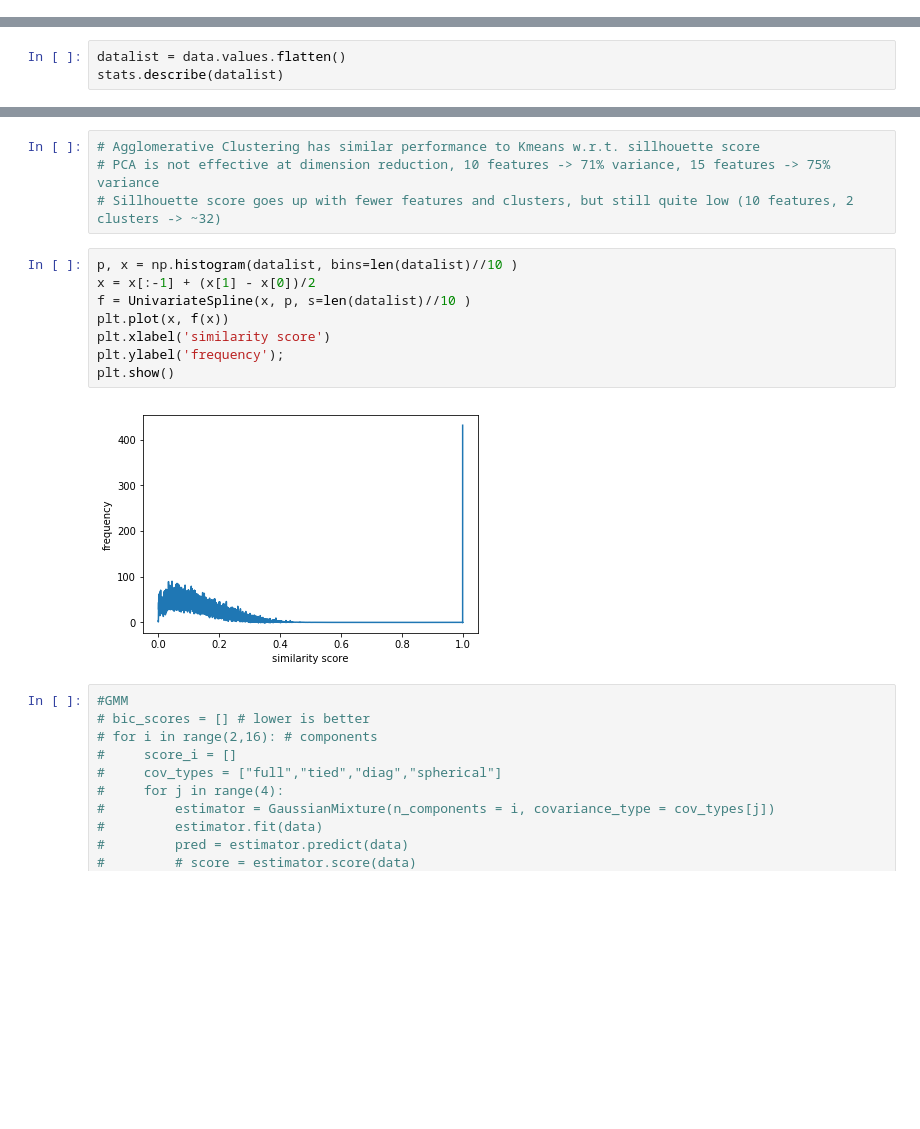
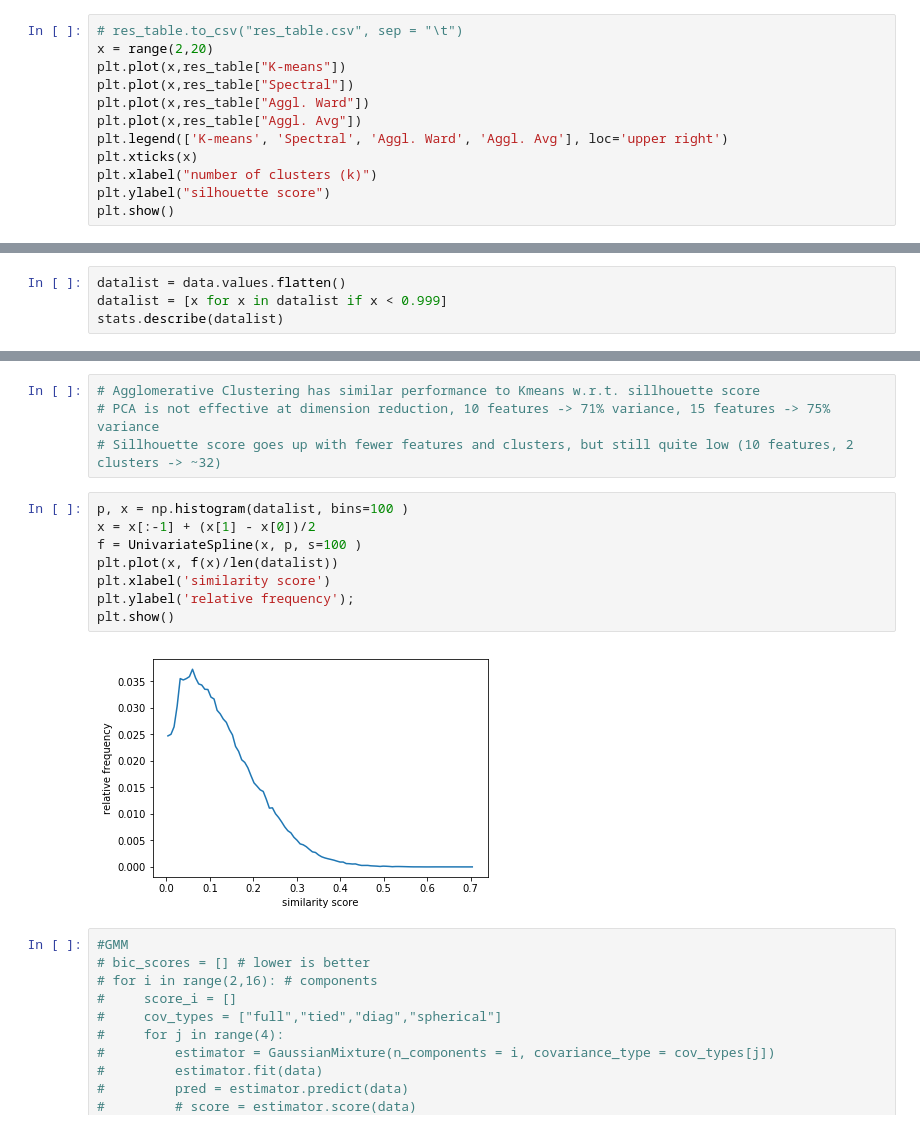
Before and after one commit to CornellDataScience/Social-Tribes, a Jupyter notebook: Danny_nb.ipynb, the cells around one changed output, grey strips where cells are left out. Cells and saved outputs as stored; diff of their text form; blank space fills up the shorter version.

```diff
--- a/Danny_nb.ipynb
+++ b/Danny_nb.ipynb
@@ -89,0 +88,12 @@ res_table.to_csv("res_table.csv", sep = "\t")
+# %%
+# res_table.to_csv("res_table.csv", sep = "\t")
+x = range(2,20)
+plt.plot(x,res_table["K-means"])
+plt.plot(x,res_table["Spectral"])
+plt.plot(x,res_table["Aggl. Ward"])
+plt.plot(x,res_table["Aggl. Avg"])
+plt.legend(['K-means', 'Spectral', 'Aggl. Ward', 'Aggl. Avg'], loc='upper right')
+plt.xticks(x)
+plt.xlabel("number of clusters (k)")
+plt.ylabel("silhouette score")
+plt.show()
@@ -103,5 +115,6 @@ res_table.to_csv("res_table.csv", sep = "\t")
 # No substantial structure has been found
 # %%
 datalist = data.values.flatten()
+datalist = [x for x in datalist if x < 0.999]
 stats.describe(datalist)
 # %% [output]
@@ -127,15 +140,15 @@ data.describe()
 # PCA is not effective at dimension reduction, 10 features -> 71% variance, 15 features -> 75% variance
 # Sillhouette score goes up with fewer features and clusters, but still quite low (10 features, 2 clusters -> ~32)
 # %%
-p, x = np.histogram(datalist, bins=len(datalist)//10 )
+p, x = np.histogram(datalist, bins=100 )
 x = x[:-1] + (x[1] - x[0])/2
-f = UnivariateSpline(x, p, s=len(datalist)//10 )
-plt.plot(x, f(x))
+f = UnivariateSpline(x, p, s=100 )
+plt.plot(x, f(x)/len(datalist))
 plt.xlabel('similarity score')
-plt.ylabel('frequency');
+plt.ylabel('relative frequency');
 plt.show()
 # %% [output]
-[figure, old version]
+[figure, new version]
 # %%
 #GMM
 # bic_scores = [] # lower is better
```
Also changed, not shown: parts of 8 cells of this notebook, 2 other files.
